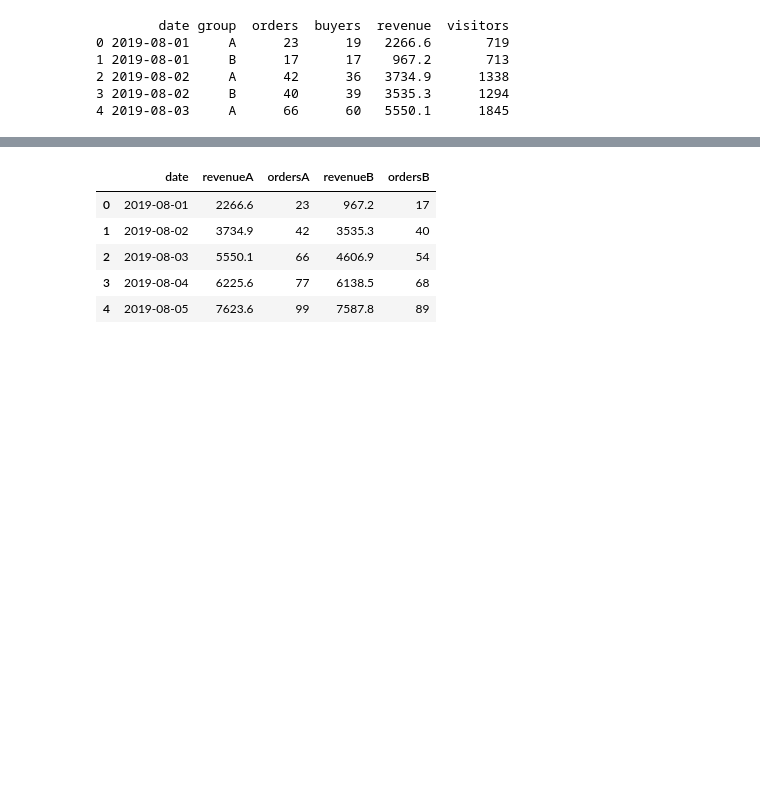
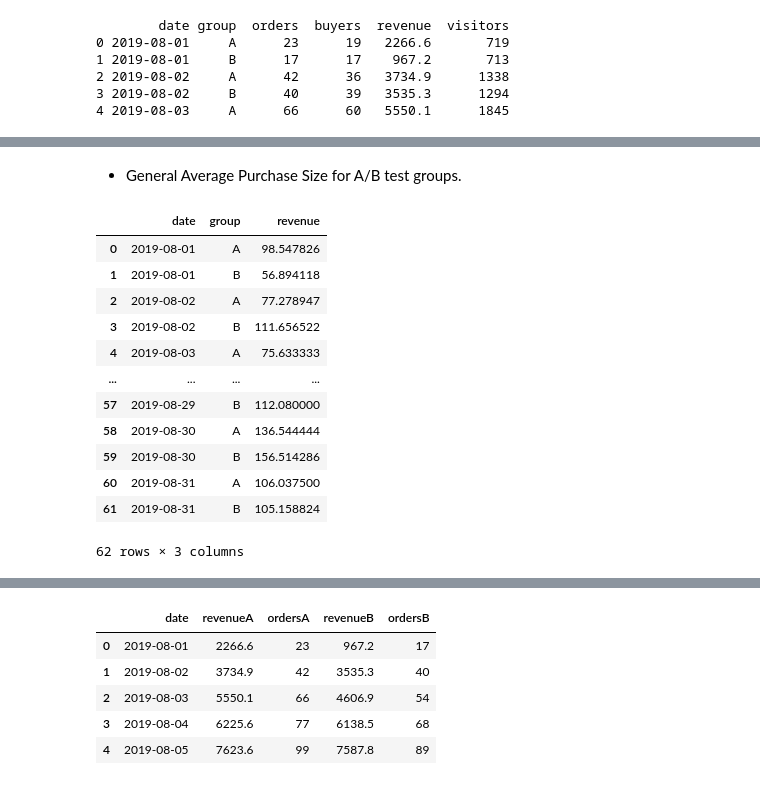
Before and after one commit to CesarChaparro1974/AB_Testing_Project, a Jupyter notebook: A_B_test_project.ipynb, the cells around one changed output, grey strips where cells are left out. Drawn from its saved outputs; the diff is of its cells as text; code cells hidden in the pictures; blank space fills up the shorter version.

```diff
--- a/A_B_test_project.ipynb
+++ b/A_B_test_project.ipynb
@@ -329,0 +573,19 @@ fig.show()
+# %% [markdown]
+* General Average Purchase Size for A/B test groups.
+# %%
+average_purchase = clean_orders.groupby(['date', 'group'])['revenue'].mean().reset_index()
+average_purchase
+# %% [output]
+|  | date | group | revenue |
+| 0 | 2019-08-01 | A | 98.547826 |
+| 1 | 2019-08-01 | B | 56.894118 |
+| 2 | 2019-08-02 | A | 77.278947 |
+| 3 | 2019-08-02 | B | 111.656522 |
+| 4 | 2019-08-03 | A | 75.633333 |
+| ... | ... | ... | ... |
+| 57 | 2019-08-29 | B | 112.080000 |
+| 58 | 2019-08-30 | A | 136.544444 |
+| 59 | 2019-08-30 | B | 156.514286 |
+| 60 | 2019-08-31 | A | 106.037500 |
+| 61 | 2019-08-31 | B | 105.158824 |
+62 rows × 3 columns
```
Also changed, not shown: parts of 96 cells of this notebook, 1 other file.
